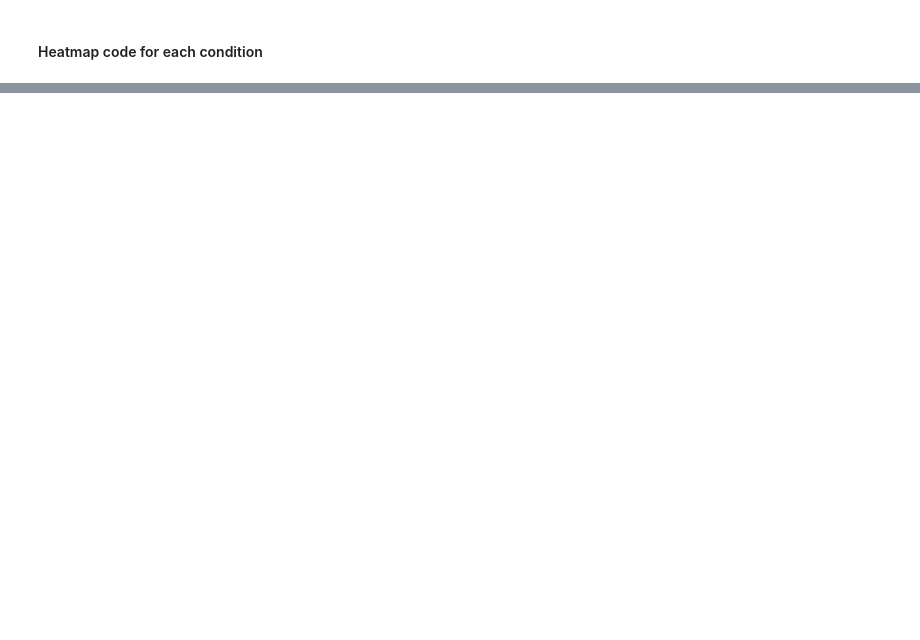
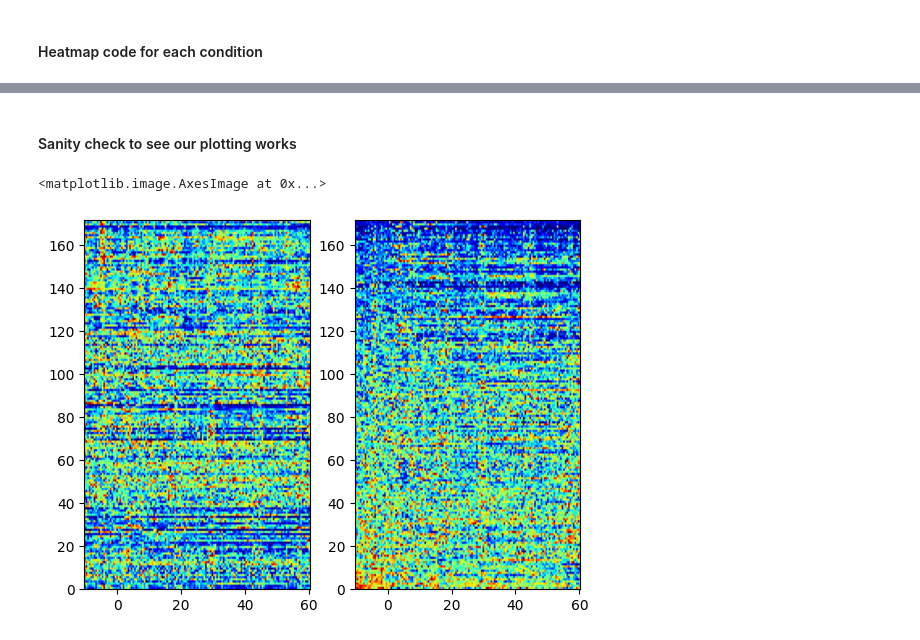
Before and after one commit to mvdm/nsb-mouse-2025, a Jupyter notebook: BenIgnitius/MBLvalence_heatmap_peths.ipynb, the cells around one changed output, grey strips where cells are left out. Cells and saved outputs as stored; diff of their text form; code cells hidden in the pictures; blank space fills up the shorter version.

```diff
--- a/BenIgnitius/MBLvalence_heatmap_peths.ipynb
+++ b/BenIgnitius/MBLvalence_heatmap_peths.ipynb
@@ -295,0 +298,13 @@ ax[0].set_xticks([-10,0,10,20,30,40,50,60])
+# %% [markdown]
+#### Sanity check to see our plotting works
+# %%
+control_baseline = [np.sum(norm_control_spike_peths[x,0:20]) for x in range(norm_control_spike_peths.shape[0])]
+control_sort_idx = np.argsort(control_baseline)
+plt.close('all')
+display_bins = np.arange(pre-bin_size/2, post+bin_size, bin_size)
+fig, ax = plt.subplots(1,2)
+ax[0].imshow(norm_control_spike_peths, aspect='auto', cmap='jet', extent=[display_bins[0], display_bins[-1], 0, spike_control_peths.shape[0]])
+ax[1].imshow(norm_control_spike_peths[control_sort_idx], aspect='auto', cmap='jet', extent=[display_bins[0], display_bins[-1], 0, spike_control_peths.shape[0]])
+# %% [output]
+<matplotlib.image.AxesImage at 0x...>
+[figure, added]
```
Also changed, not shown: parts of 9 cells of this notebook.
